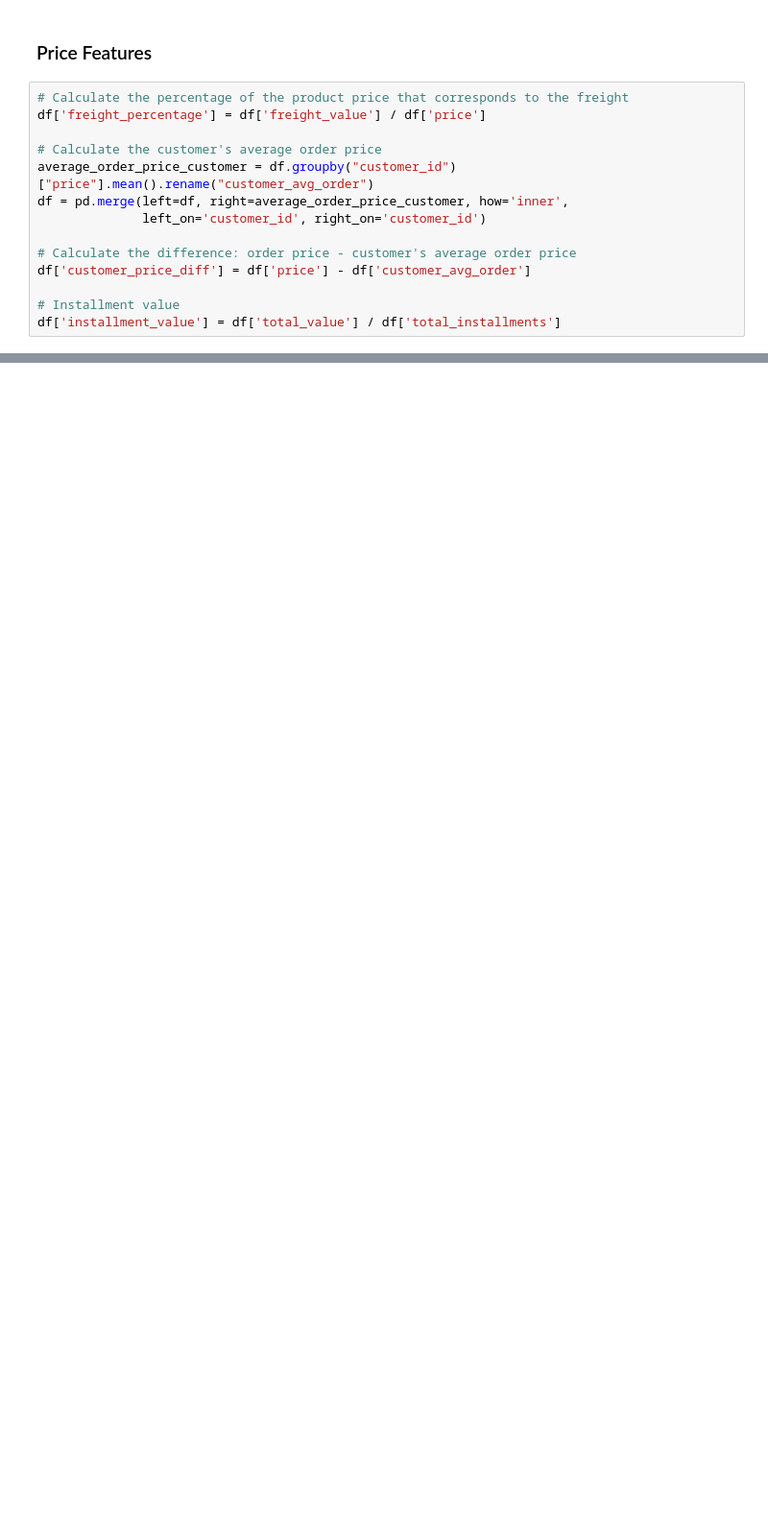
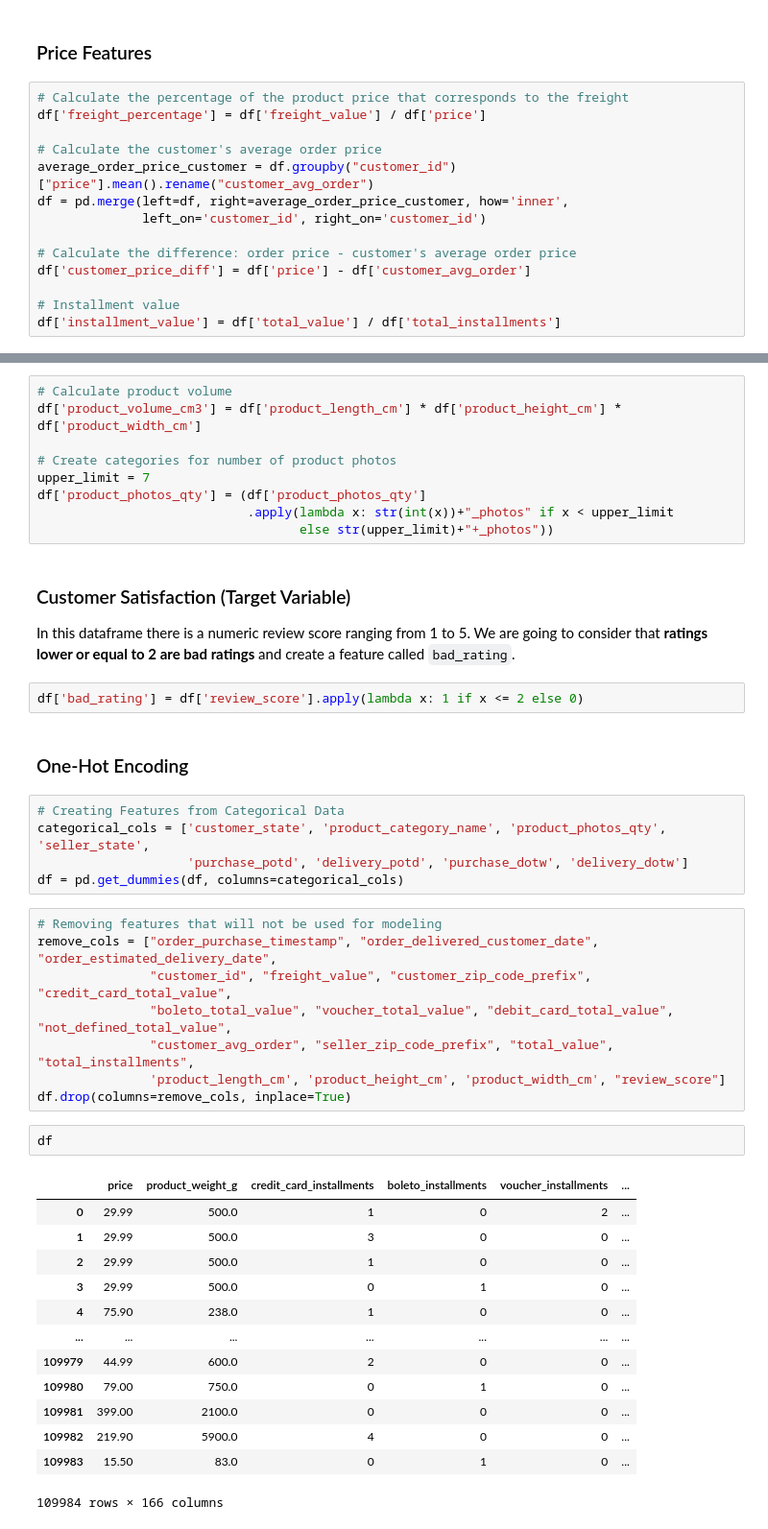
Before and after one commit to kimurarh/olist-public, a Jupyter notebook: 1-Customer-Satisfaction-Prediction.ipynb, the cells around one changed output, grey strips where cells are left out. Shown at 96% size. Drawn from its saved outputs; the diff is of its cells as text; blank space fills up the shorter version.

Commit message:
feat: created product features, target label and encoded categorical features (closes #19)

```diff
--- a/1-Customer-Satisfaction-Prediction.ipynb
+++ b/1-Customer-Satisfaction-Prediction.ipynb
@@ -314,0 +295,46 @@ df.drop(columns=remove_cols)
+# %%
+# Calculate product volume
+df['product_volume_cm3'] = df['product_length_cm'] * df['product_height_cm'] * df['product_width_cm']
+
+# Create categories for number of product photos
+upper_limit = 7
+df['product_photos_qty'] = (df['product_photos_qty']
+                            .apply(lambda x: str(int(x))+"_photos" if x < upper_limit
+                                   else str(upper_limit)+"+_photos"))
+# %% [markdown]
+### Customer Satisfaction (Target Variable)
+
+In this dataframe there is a numeric review score ranging from 1 to 5. We are going to consider that **ratings lower or equal to 2 are bad ratings** and create a feature called `bad_rating`.
+# %%
+df['bad_rating'] = df['review_score'].apply(lambda x: 1 if x <= 2 else 0)
+# %% [markdown]
+### One-Hot Encoding
+# %%
+# Creating Features from Categorical Data
+categorical_cols = ['customer_state', 'product_category_name', 'product_photos_qty', 'seller_state',
+                    'purchase_potd', 'delivery_potd', 'purchase_dotw', 'delivery_dotw']
+df = pd.get_dummies(df, columns=categorical_cols)
+# %%
+# Removing features that will not be used for modeling
+remove_cols = ["order_purchase_timestamp", "order_delivered_customer_date", "order_estimated_delivery_date",
+               "customer_id", "freight_value", "customer_zip_code_prefix", "credit_card_total_value",
+               "boleto_total_value", "voucher_total_value", "debit_card_total_value", "not_defined_total_value",
+               "customer_avg_order", "seller_zip_code_prefix", "total_value", "total_installments",
+               'product_length_cm', 'product_height_cm', 'product_width_cm', "review_score"]
+df.drop(columns=remove_cols, inplace=True)
+# %%
+df
+# %% [output]
+|  | price | product_weight_g | credit_card_installments | boleto_installments | voucher_installments | ... |
+| 0 | 29.99 | 500.0 | 1 | 0 | 2 | ... |
+| 1 | 29.99 | 500.0 | 3 | 0 | 0 | ... |
+| 2 | 29.99 | 500.0 | 1 | 0 | 0 | ... |
+| 3 | 29.99 | 500.0 | 0 | 1 | 0 | ... |
+| 4 | 75.90 | 238.0 | 1 | 0 | 0 | ... |
+| ... | ... | ... | ... | ... | ... | ... |
+| 109979 | 44.99 | 600.0 | 2 | 0 | 0 | ... |
+| 109980 | 79.00 | 750.0 | 0 | 1 | 0 | ... |
+| 109981 | 399.00 | 2100.0 | 0 | 0 | 0 | ... |
+| 109982 | 219.90 | 5900.0 | 4 | 0 | 0 | ... |
+| 109983 | 15.50 | 83.0 | 0 | 1 | 0 | ... |
+109984 rows × 166 columns
```
Also changed, not shown: parts of 10 cells of this notebook.
